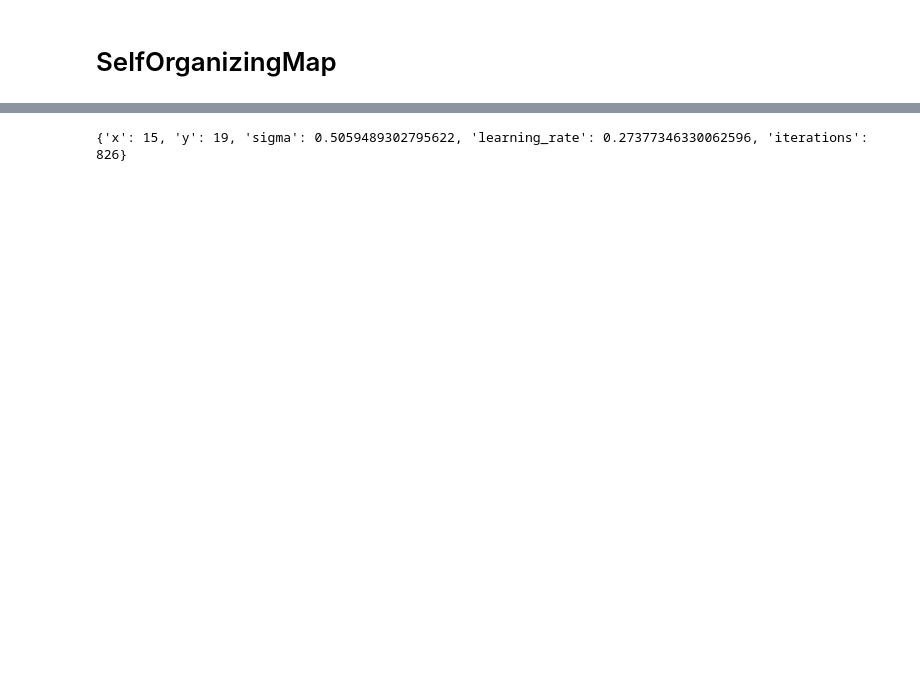
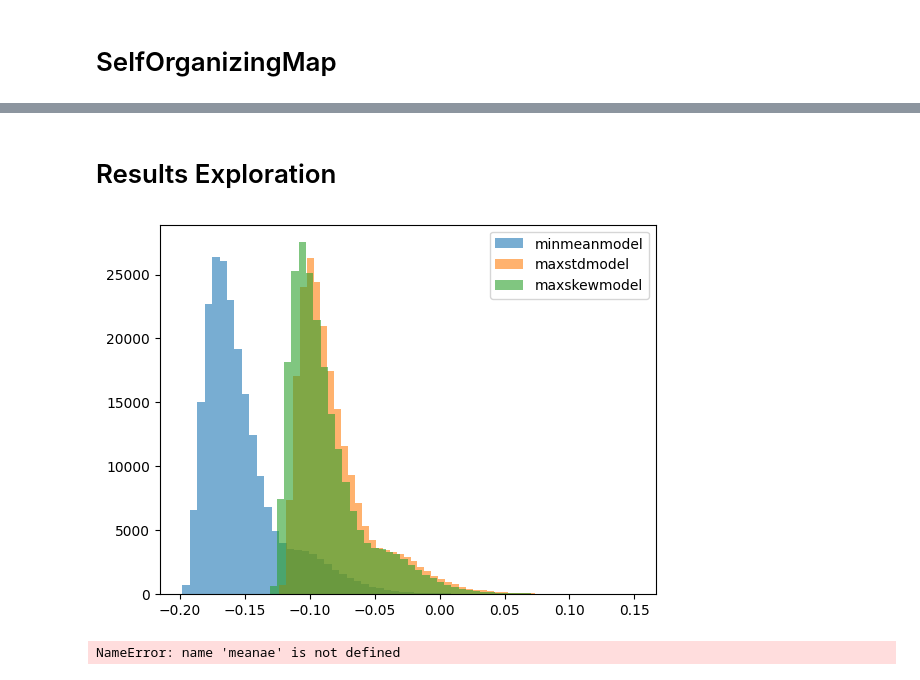
Before and after one commit to aymanfen/RealTimeAnomalyDetection, a Jupyter notebook: notebooks/modelling.ipynb, the cells around one changed output, grey strips where cells are left out. Drawn from its saved outputs; the diff is of its cells as text; code cells hidden in the pictures; blank space fills up the shorter version.

Commit message:
added tuning files + some models adjustment

```diff
--- a/notebooks/modelling.ipynb
+++ b/notebooks/modelling.ipynb
@@ -61,4 +61,8 @@ To enable the following instructions: AVX2 FMA, in other operations, rebuild Ten
 # %%
-# iso=IsolationForestModel()
+stdiso=IsolationForestModel(nestimators=244,maxsamples=0.64,contamination=0.05)
+meaniso=IsolationForestModel(nestimators=111,maxsamples=0.62,contamination=0.01)
+skewiso=IsolationForestModel(nestimators=190,maxsamples=0.53,contamination=0.04)
 
-# trainmodel(iso,traindf,runname='testIF')
+trainmodel(stdiso,traindf,runname='testIF')
+trainmodel(meaniso,traindf,runname='testIF')
+trainmodel(skewiso,traindf,runname='testIF')
@@ -211,4 +118,22 @@ KeyboardInterrupt:
-# %%
-print(study.best_params)
-# %% [output]
-{'x': 15, 'y': 19, 'sigma': 0.5059489302795622, 'learning_rate': 0.27377346330062596, 'iterations': 826}
+# %% [markdown]
+# Results Exploration
+# %%
+scores=meaniso.score(testdf)
+plt.hist(scores,bins=50,label='minmeanmodel',alpha=0.6)
+scores=stdiso.score(testdf)
+plt.hist(scores,bins=50,label='maxstdmodel',alpha=0.6)
+scores=skewiso.score(testdf)
+plt.hist(scores,bins=50,label='maxskewmodel',alpha=0.6)
+plt.legend()
+plt.show()
+# %% [output]
+[figure, added]
+# %%
+scores=meanae.score(testdf)
+plt.hist(scores,bins=50,label='minmeanmodel',alpha=0.6)
+scores=stdae.score(testdf)
+plt.hist(scores,bins=50,label='maxstdmodel',alpha=0.6)
+plt.legend()
+plt.show()
+# %% [output]
+NameError: name 'meanae' is not defined
```
Also changed, not shown: parts of 8 cells of this notebook, 6 other files.
